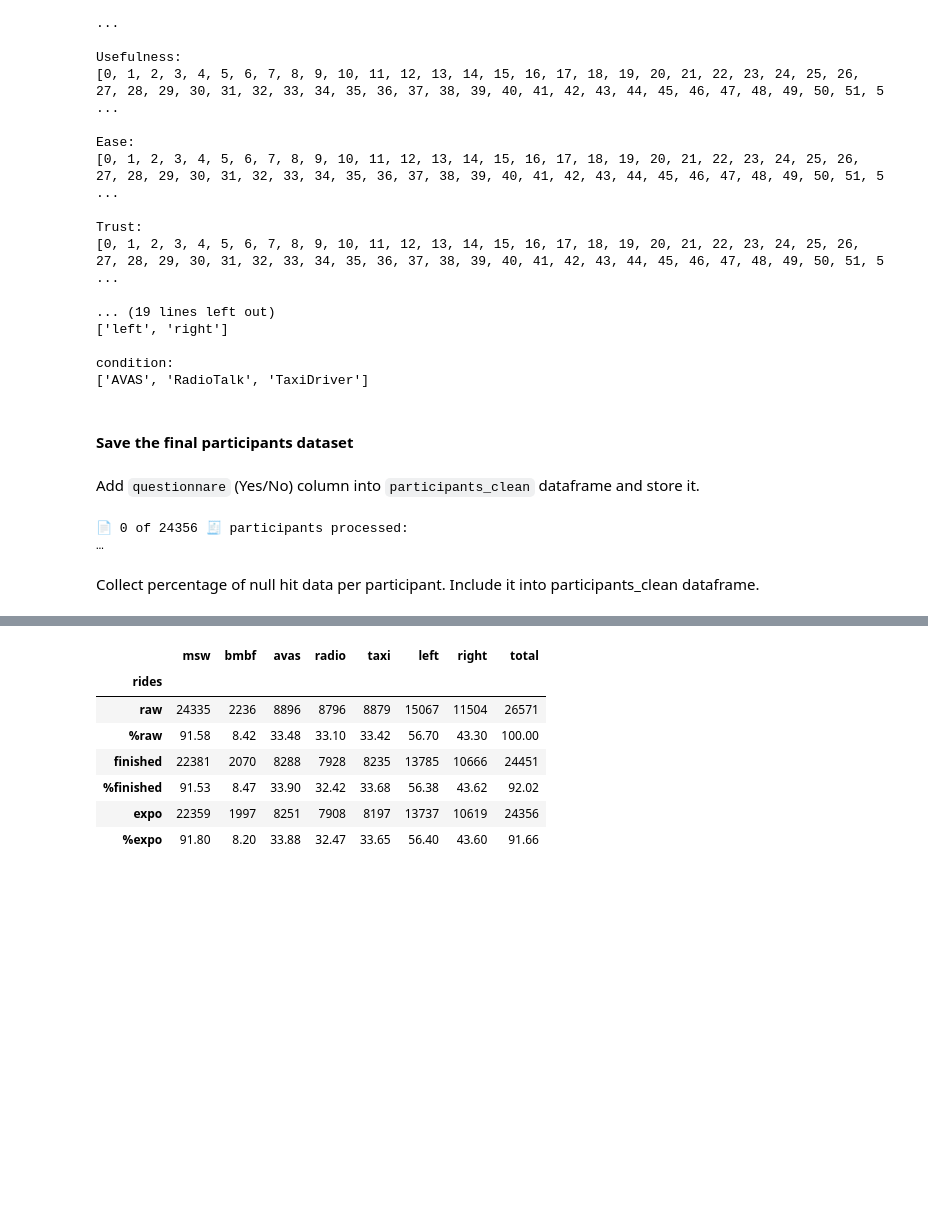
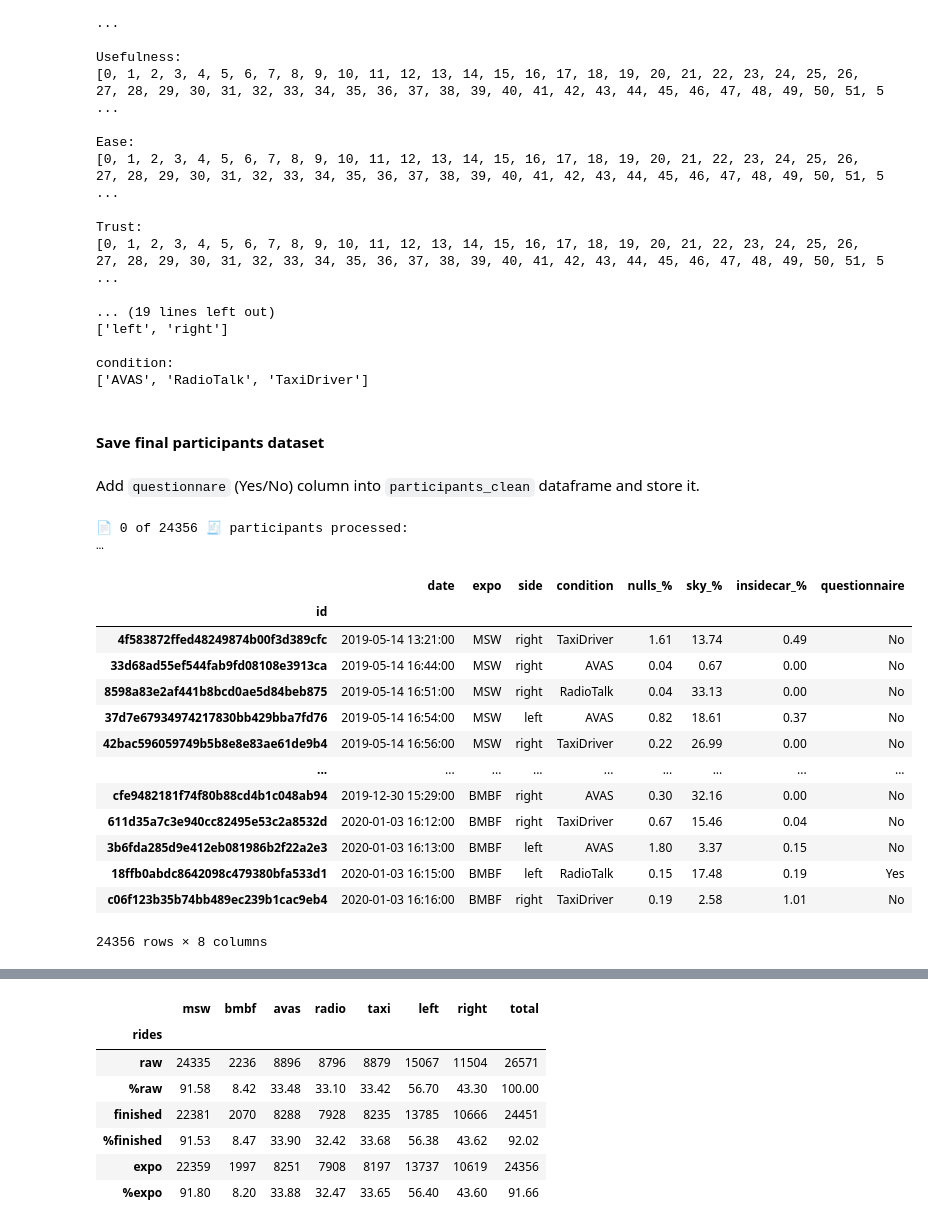
Before and after one commit to mvidaldp/msw-bmbf_da, a Jupyter notebook: 0_data_cleanup.ipynb, the cells around one changed output, grey strips where cells are left out. Cells and saved outputs as stored; diff of their text form; code cells hidden in the pictures; blank space fills up the shorter version.

Commit message:
Include sky and insidecar hit % on participants list, include Sky hits, comment notebooks and add tests

```diff
--- a/0_data_cleanup.ipynb
+++ b/0_data_cleanup.ipynb
@@ -269,13 +269,13 @@ def collect_frames(f):
 
 
 # add condition and frames (total) columns
-part_raw["frames"] = 0
+parts_raw["frames"] = 0
 # ensure frames columns as int32 type
-part_raw["frames"] = part_raw["frames"].astype("int32")
+parts_raw["frames"] = parts_raw["frames"].astype("int32")
 
 # files and uids to iterate
 files = list(rc.values())
-uids = part_raw.index.tolist()
+uids = parts_raw.index.tolist()
 
 manager = Manager()  # manage shared memory types
 # proxy objects progress bar
@@ -324,7 +324,7 @@ frames_pbar = tqdm(
 )
 
 for uid in frames_pbar:  # iterate over collected total frames
-    part_raw.loc[uid, "frames"] = frames[uid]  # store them into the df
+    parts_raw.loc[uid, "frames"] = frames[uid]  # store them into the df
 # %% [output]
 📄 0 of 26571 🧾 proxy objects processed:                                                                       …
 📄 0 of 26571 📂 files processed:                                                                               …
@@ -362,12 +362,12 @@ p_stats
 # %% [markdown]
 ##### __Stats after selecting finished experiments__
 # %%
-part_clean = part_raw[part_raw.frames == 2670]
+parts_clean = parts_raw[parts_raw.frames == 2670]
 # get rid of frames column since now all are finished experiments
-part_clean = part_clean.drop(columns=["frames"])
+parts_clean = parts_clean.drop(columns=["frames"])
 
 # update stats
-p_stats = update_stats(part_clean, "finished", p_stats)
+p_stats = update_stats(parts_clean, "finished", p_stats)
 p_stats
 # %% [output]
 |  | msw | bmbf | avas | radio | taxi | left | right | total |
@@ -380,21 +380,21 @@ p_stats
 ##### __Stats after selecting exhibition time (no tests)__
 # %%
 # ensure date column as datetime type
-part_clean.date = pd.to_datetime(part_clean.date)
+parts_clean.date = pd.to_datetime(parts_clean.date)
 
 # select only data from the start of each expo
-msw_p = (part_clean.expo == "MSW") & (part_clean.date > "2019-05-14")
-bmbf_p = (part_clean.expo == "BMBF") & (part_clean.date > "2019-07-10")
+msw_p = (parts_clean.expo == "MSW") & (parts_clean.date > "2019-05-14")
+bmbf_p = (parts_clean.expo == "BMBF") & (parts_clean.date > "2019-07-10")
 
 # select msw + bmbf exhibition time data
-part_clean = part_clean[msw_p | bmbf_p].sort_values(by="date")
+parts_clean = parts_clean[msw_p | bmbf_p].sort_values(by="date")
 
 # store and preview
-part_clean.to_csv("./participants_clean.csv")
-display(part_clean)
+parts_clean.to_csv("./participants_clean.csv")
+display(parts_clean)
 
 # update stats
-p_stats = update_stats(part_clean, "expo", p_stats)
+p_stats = update_stats(parts_clean, "expo", p_stats)
 p_stats
 # %% [output]
 |  | date | expo | side | condition |
@@ -550,13 +640,13 @@ quest_pbar = tqdm(
 )
 
 # get vr rides (raw) uids
-vr_uids = part_raw.index.tolist()
+vr_uids = parts_raw.index.tolist()
 
 # iterate over questionnaire uids
 for uid in quest_pbar:
     # if questionnare uid has a matching vr ride
     if uid in vr_uids:
-        cur = part_raw.loc[uid]
+        cur = parts_raw.loc[uid]
         side = cur.side
         cond = cur.condition
         ended = "Yes" if cur.frames == 2670 else "No"
@@ -800,31 +890,47 @@ Trust:
 condition:
 ['AVAS', 'RadioTalk', 'TaxiDriver']
 # %% [markdown]
-#### __Save the final participants dataset__
+#### __Save final participants dataset__
 # %% [markdown]
 Add `questionnare` (Yes/No) column into `participants_clean` dataframe and store it.
 # %%
-part_clean["questionnaire"] = ""
+parts_clean["questionnaire"] = ""
 
 # get uids to iterate over
-uids_p = part_clean.index.tolist()
+uids_p = parts_clean.index.tolist()
 uids_q = quest.index.tolist()
 
 # collector progress bar
 uids_pbar = tqdm(
     iterable=uids_p,
     total=len(uids_p),
     desc="🧾 participants",
     dynamic_ncols=True,
     bar_format=B_FORMAT,
 )
 
 # iterate over vr ride uids
 for uid in uids_pbar:
     # store if they answered the questionnare or not
     q = "Yes" if uid in uids_q else "No"
-    part_clean.loc[uid, "questionnaire"] = q
+    parts_clean.loc[uid, "questionnaire"] = q
+
+# store and preview the enhanced participants list
+parts_clean.to_csv("./participants_clean.csv")
+parts_clean
 # %% [output]
 📄 0 of 24356 🧾 participants processed:                                                                        …
+|  | date | expo | side | condition | nulls_% | sky_% | insidecar_% | questionnaire |
+| id |  |  |  |  |  |  |  |  |
+| 4f583872ffed48249874b00f3d389cfc | 2019-05-14 13:21:00 | MSW | right | TaxiDriver | 1.61 | 13.74 | 0.49 | No |
+| 33d68ad55ef544fab9fd08108e3913ca | 2019-05-14 16:44:00 | MSW | right | AVAS | 0.04 | 0.67 | 0.00 | No |
+| 8598a83e2af441b8bcd0ae5d84beb875 | 2019-05-14 16:51:00 | MSW | right | RadioTalk | 0.04 | 33.13 | 0.00 | No |
+| 37d7e67934974217830bb429bba7fd76 | 2019-05-14 16:54:00 | MSW | left | AVAS | 0.82 | 18.61 | 0.37 | No |
+| 42bac596059749b5b8e8e83ae61de9b4 | 2019-05-14 16:56:00 | MSW | right | TaxiDriver | 0.22 | 26.99 | 0.00 | No |
+| ... | ... | ... | ... | ... | ... | ... | ... | ... |
+| cfe9482181f74f80b88cd4b1c048ab94 | 2019-12-30 15:29:00 | BMBF | right | AVAS | 0.30 | 32.16 | 0.00 | No |
+| 611d35a7c3e940cc82495e53c2a8532d | 2020-01-03 16:12:00 | BMBF | right | TaxiDriver | 0.67 | 15.46 | 0.04 | No |
+| 3b6fda285d9e412eb081986b2f22a2e3 | 2020-01-03 16:13:00 | BMBF | left | AVAS | 1.80 | 3.37 | 0.15 | No |
+| 18ffb0abdc8642098c479380bfa533d1 | 2020-01-03 16:15:00 | BMBF | left | RadioTalk | 0.15 | 17.48 | 0.19 | Yes |
+| c06f123b35b74bb489ec239b1cac9eb4 | 2020-01-03 16:16:00 | BMBF | right | TaxiDriver | 0.19 | 2.58 | 1.01 | No |
+24356 rows × 8 columns
-# %% [markdown]
-Collect percentage of null hit data per participant. Include it into participants_clean dataframe.
```
Also changed, not shown: parts of 11 cells of this notebook, 7 other files.
